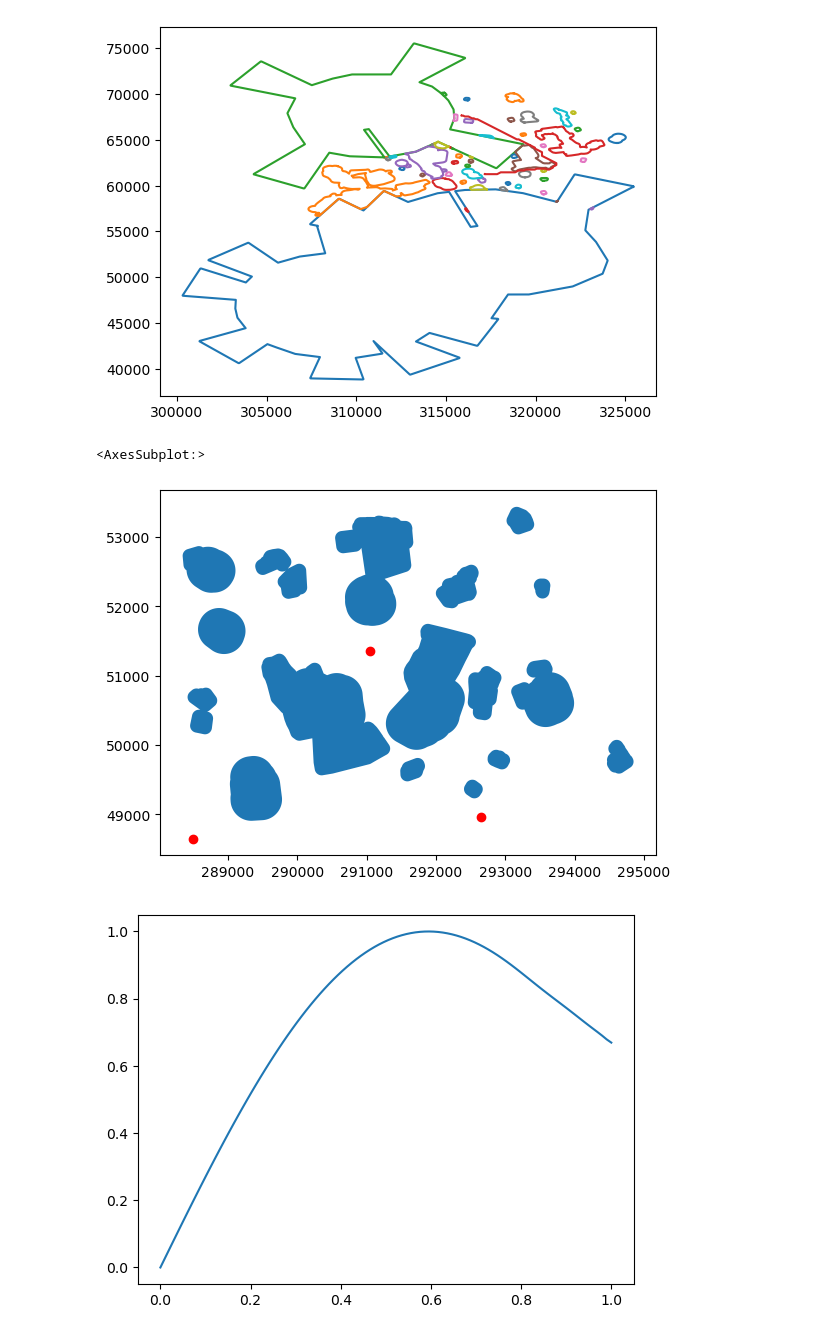
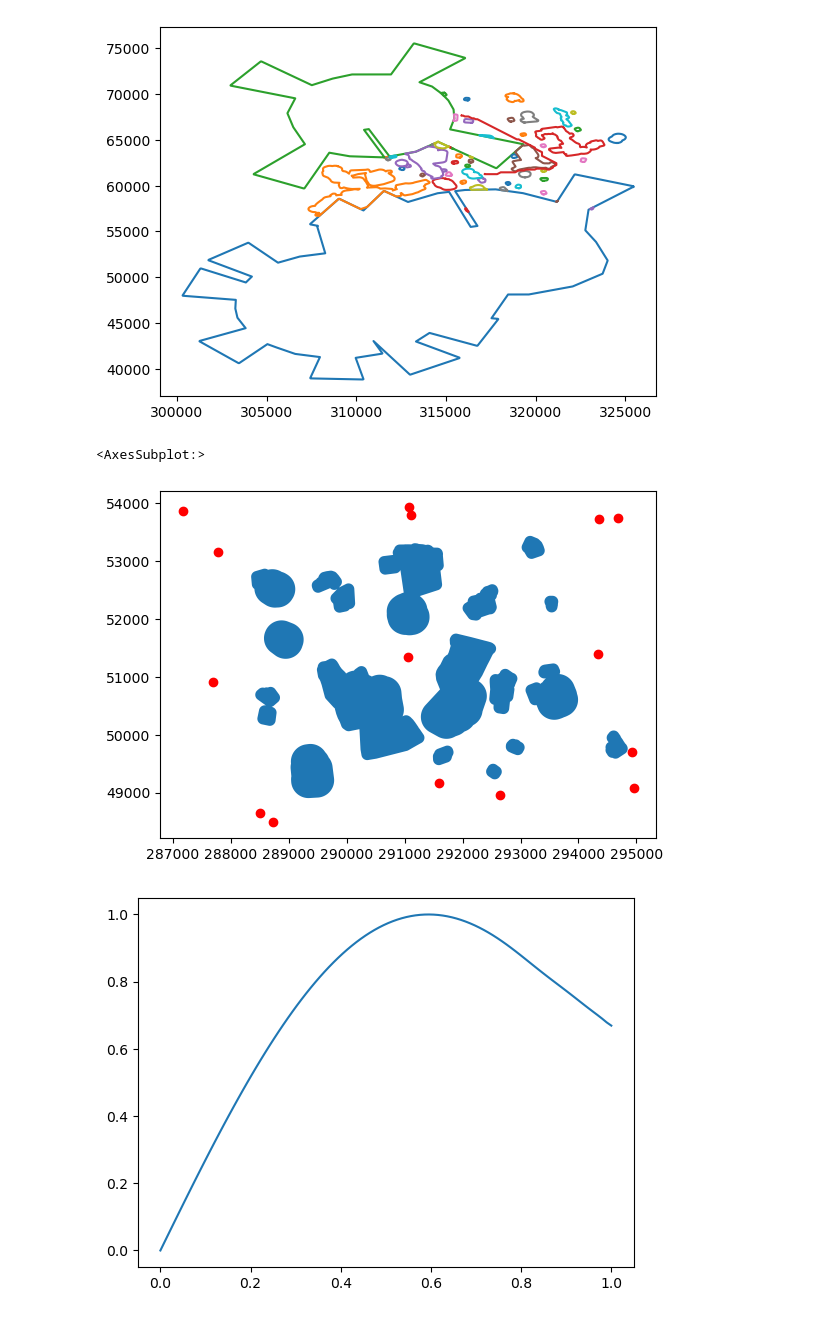
Before and after one commit to andre-kotze/gp-trajec, a Jupyter notebook: vis_utils.ipynb, the cells around one changed output. Drawn from its saved outputs; the diff is of its cells as text; code cells hidden in the pictures.

```diff
--- a/vis_utils.ipynb
+++ b/vis_utils.ipynb
@@ -21,19 +21,20 @@ plt.show()
 # %%
 geofences = gpd.GeoSeries(MultiPolygon(barriers['clokes']))
 r = ['bl',
-    #'tr',
-    #'tl',
-    #'br',
+    'tr',
+    'tl',
+    'br',
     'bc',
-    #'tc',
+    'tc',
     'e']
+r = 'bltrtlbrbctcabcdefghi'
 points = gpd.GeoSeries(MultiPoint([pt[1] for pt in pts.items() if pt[0] in r]))
 fig, ax = plt.subplots()
 geofences.plot(ax=ax)
 points.plot(color='r', ax=ax)
 # %% [output]
 <AxesSubplot:>
-[figure, old version]
+[figure, new version]
 # %%
 import operator
 import math
```
Also changed, not shown: 25 other files.
